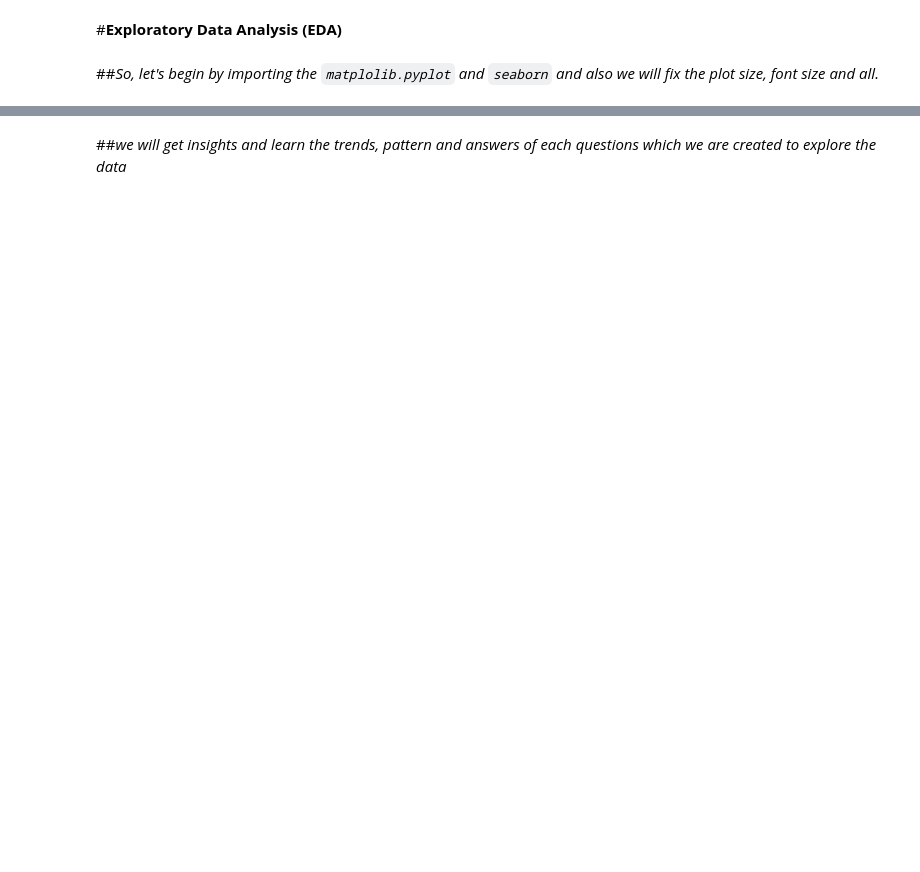
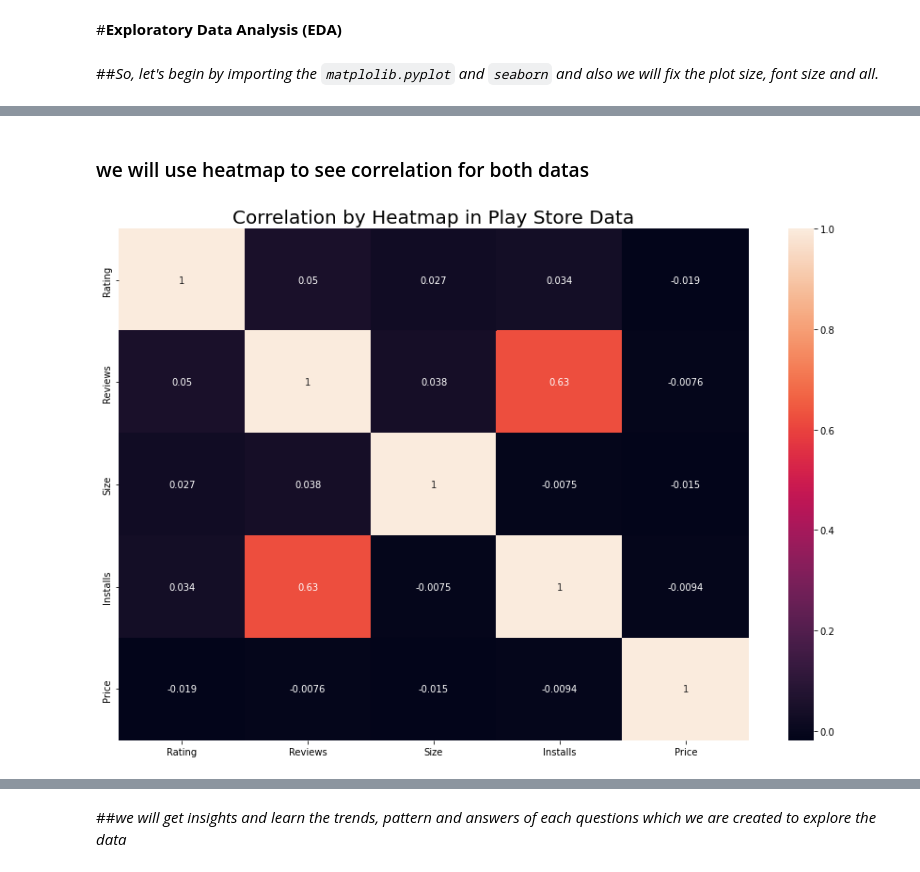
Before and after one commit to tushar2411/Almabetter-Data-Science, a Jupyter notebook: myPlay_Store_App_Review_Analysis_Capstone_Project.ipynb, the cells around one changed output, grey strips where cells are left out. Drawn from its saved outputs; the diff is of its cells as text; code cells hidden in the pictures; blank space fills up the shorter version.

```diff
--- a/myPlay_Store_App_Review_Analysis_Capstone_Project.ipynb
+++ b/myPlay_Store_App_Review_Analysis_Capstone_Project.ipynb
@@ -510,0 +637,8 @@ matplotlib.rcParams['figure.facecolor'] = '#00000000'
+# %% [markdown]
+### we will use heatmap to see correlation for both datas
+# %%
+plt.figure(figsize=(15,10))
+sns.heatmap(playSdata.corr(),annot=True)
+plt.title("Correlation by Heatmap in Play Store Data",size='20');
+# %% [output]
+[figure, added]
```
Also changed, not shown: parts of 84 cells of this notebook.
